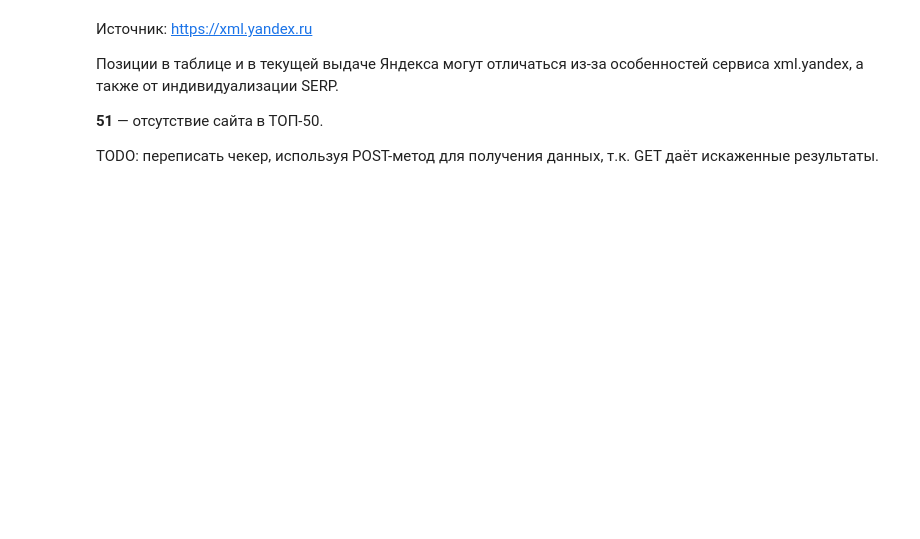
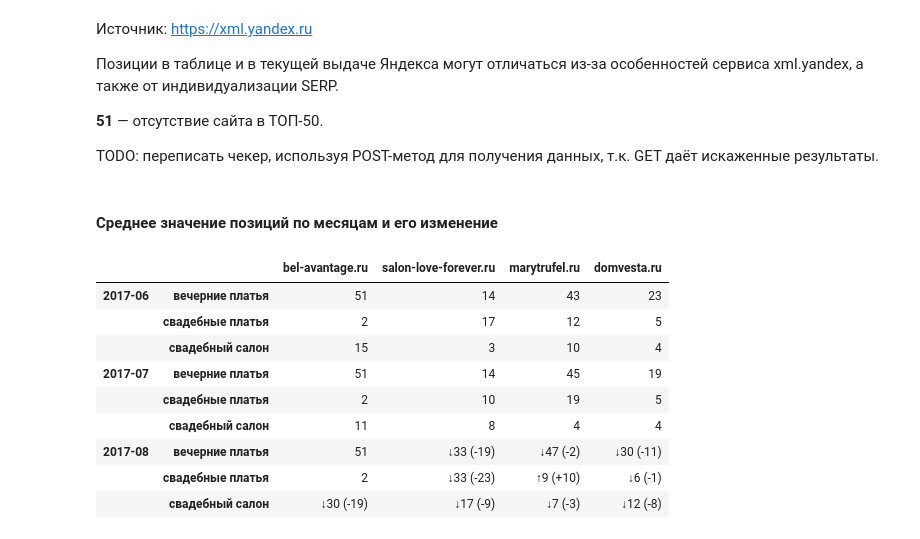
Before and after one commit to salon-love-forever/reports, a Jupyter notebook: slon-love-forever.ru.ipynb, the cells around one changed output. Drawn from its saved outputs; the diff is of its cells as text; code cells hidden in the pictures; blank space fills up the shorter version.

```diff
--- a/slon-love-forever.ru.ipynb
+++ b/slon-love-forever.ru.ipynb
@@ -170,3 +194,18 @@ positions_dynamic
 **51** — отсутствие сайта в ТОП-50.
 
 TODO: переписать чекер, используя POST-метод для получения данных, т.к. GET даёт искаженные результаты.
+# %% [markdown]
+#### Среднее значение позиций по месяцам и его изменение
+# %%
+change_positions(positions.unstack().resample('M', kind='period').mean().stack().astype(int))
+# %% [output]
+|  |  | bel-avantage.ru | salon-love-forever.ru | marytrufel.ru | domvesta.ru |
+| 2017-06 | вечерние платья | 51 | 14 | 43 | 23 |
+|  | свадебные платья | 2 | 17 | 12 | 5 |
+|  | свадебный салон | 15 | 3 | 10 | 4 |
+| 2017-07 | вечерние платья | 51 | 14 | 45 | 19 |
+|  | свадебные платья | 2 | 10 | 19 | 5 |
+|  | свадебный салон | 11 | 8 | 4 | 4 |
+| 2017-08 | вечерние платья | 51 | ↓33 (-19) | ↓47 (-2) | ↓30 (-11) |
+|  | свадебные платья | 2 | ↓33 (-23) | ↑9 (+10) | ↓6 (-1) |
+|  | свадебный салон | ↓30 (-19) | ↓17 (-9) | ↓7 (-3) | ↓12 (-8) |
```
Also changed, not shown: parts of 25 cells of this notebook, 2 other files.
